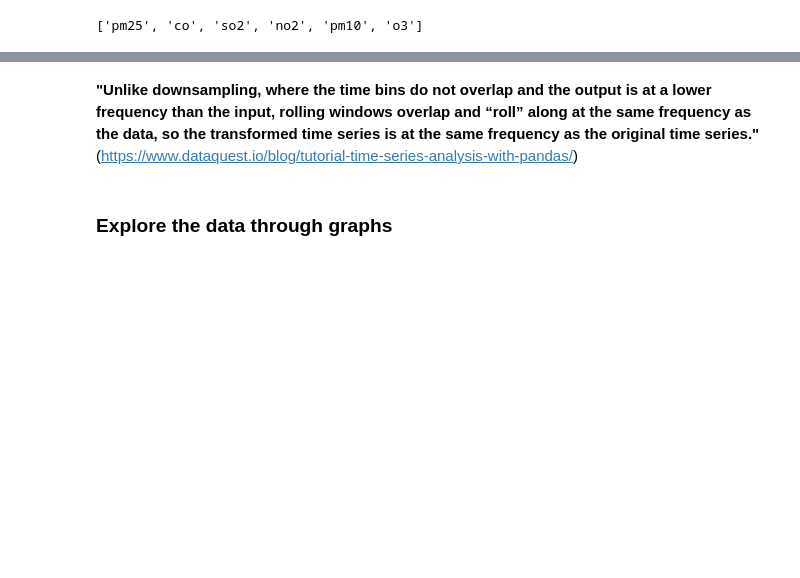
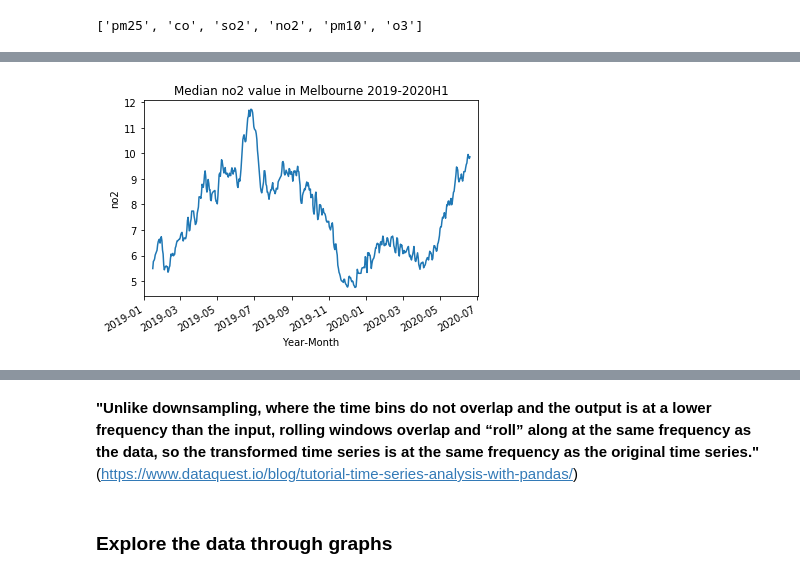
Before and after one commit to poojaisabelle/Project-One, a Jupyter notebook: data_exploration_cleanup_MASTER.ipynb, the cells around one changed output, grey strips where cells are left out. Saved outputs shown, nothing was run; the diff lists cells and outputs as text; code cells hidden in the pictures; blank space fills up the shorter version.

```diff
--- a/data_exploration_cleanup_MASTER.ipynb
+++ b/data_exploration_cleanup_MASTER.ipynb
@@ -347,0 +366,4 @@ rolling_median_pm25_vic_air.plot(figsize=(11.5, 7), title="Median pm2.5 value in
+# %%
+mel_air_specie("no2")
+# %% [output]
+[figure, added]
```
Also changed, not shown: parts of 31 cells of this notebook.
